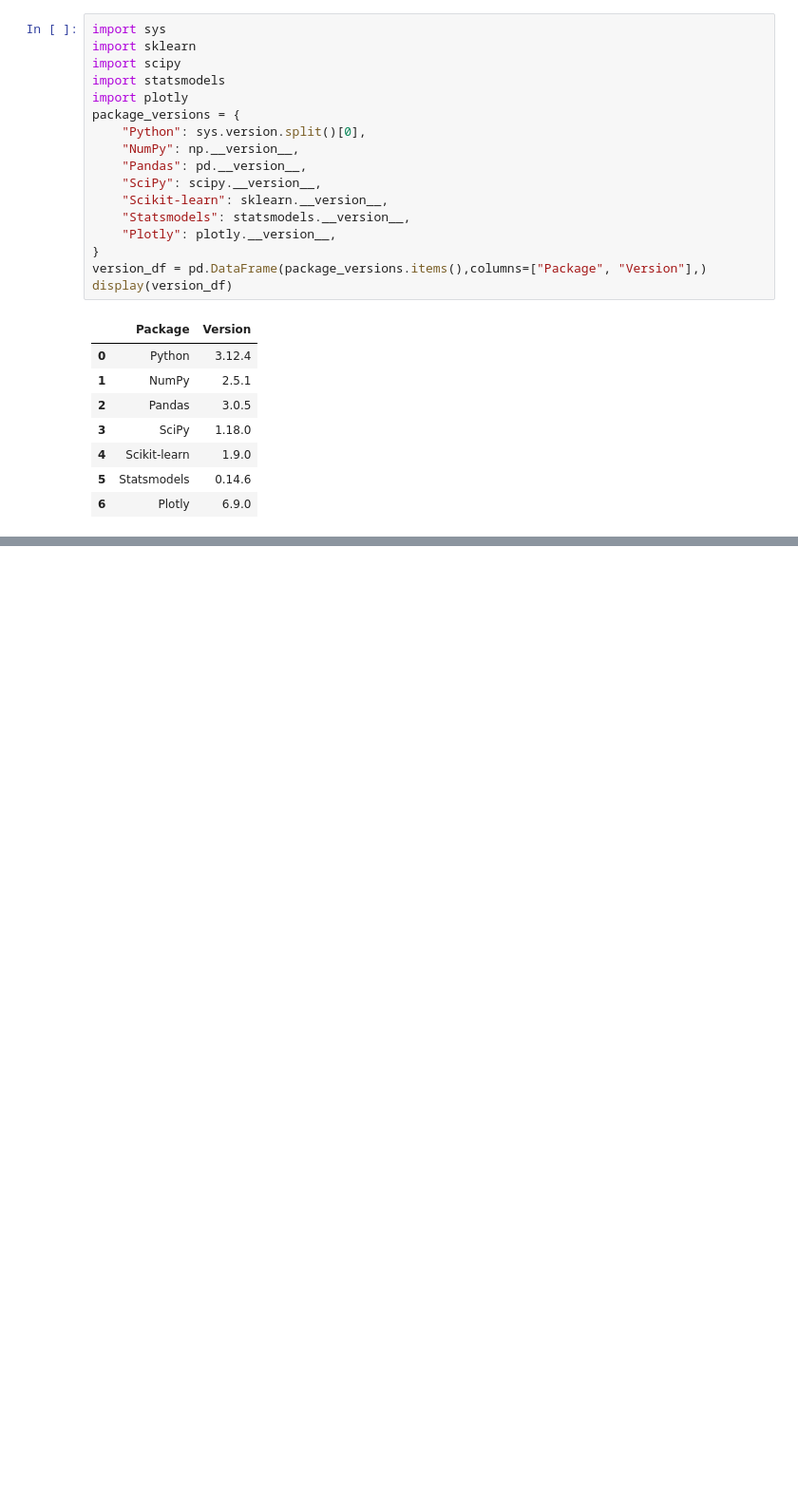
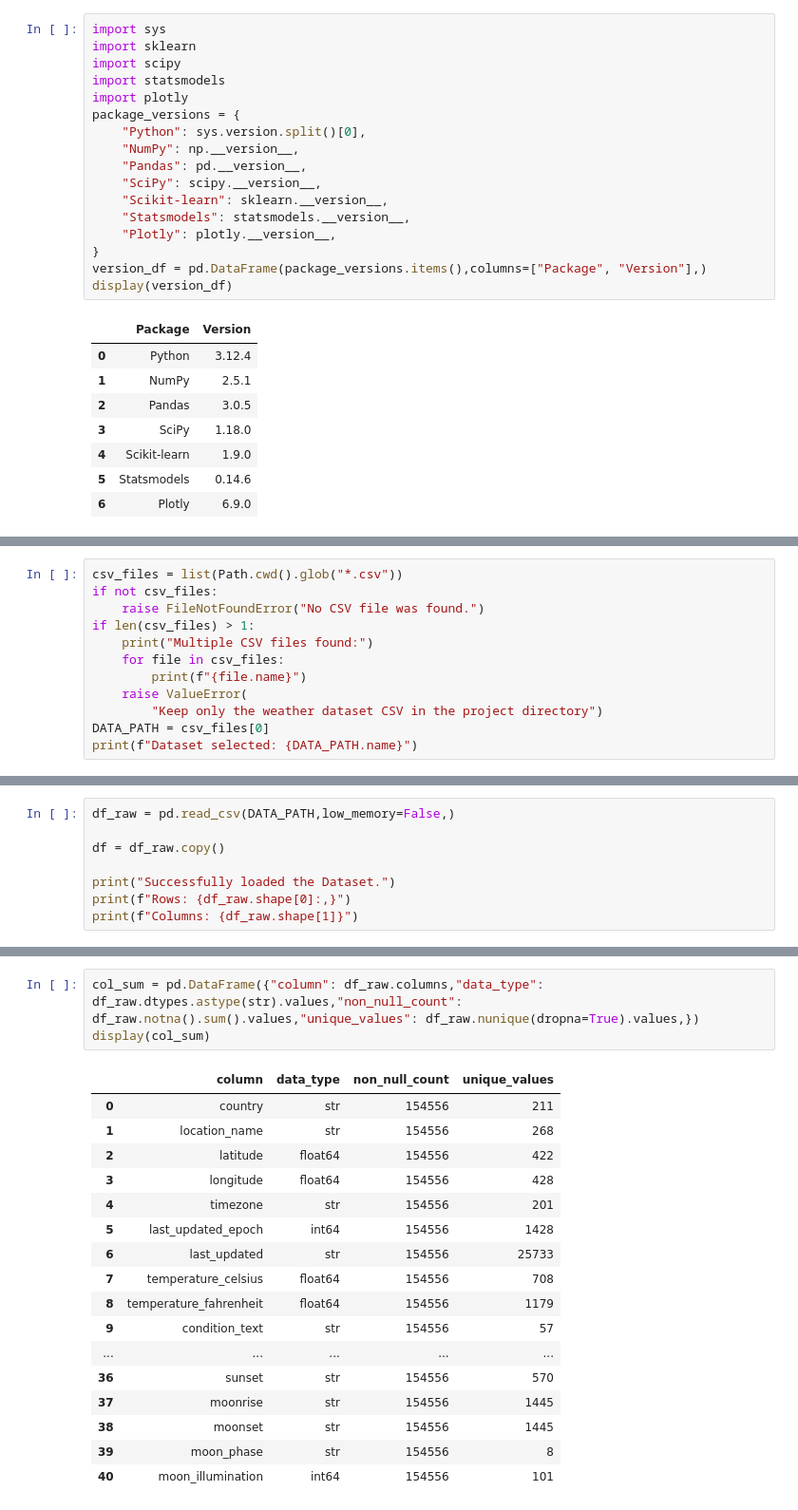
Before and after one commit to rajaraman04/Weather-Forecasting, a Jupyter notebook: weather_trend_forecasting.ipynb, the cells around one changed output, grey strips where cells are left out. Shown at 95% size. Cells and saved outputs as stored; diff of their text form; blank space fills up the shorter version.

Commit message:
Loaded dataset and did inspection

```diff
--- a/weather_trend_forecasting.ipynb
+++ b/weather_trend_forecasting.ipynb
@@ -200,0 +203,12 @@ display(version_df)
+# %%
+csv_files = list(Path.cwd().glob("*.csv"))
+if not csv_files:
+    raise FileNotFoundError("No CSV file was found.")
+if len(csv_files) > 1:
+    print("Multiple CSV files found:")
+    for file in csv_files:
+        print(f"{file.name}")
+    raise ValueError(
+        "Keep only the weather dataset CSV in the project directory")
+DATA_PATH = csv_files[0]
+print(f"Dataset selected: {DATA_PATH.name}")
@@ -200,0 +217,8 @@ display(version_df)
+# %%
+df_raw = pd.read_csv(DATA_PATH,low_memory=False,)
+
+df = df_raw.copy()
+
+print("Successfully loaded the Dataset.")
+print(f"Rows: {df_raw.shape[0]:,}")
+print(f"Columns: {df_raw.shape[1]}")
@@ -200,0 +284,21 @@ display(version_df)
+# %%
+col_sum = pd.DataFrame({"column": df_raw.columns,"data_type": df_raw.dtypes.astype(str).values,"non_null_count": df_raw.notna().sum().values,"unique_values": df_raw.nunique(dropna=True).values,})
+display(col_sum)
+# %% [output]
+|  | column | data_type | non_null_count | unique_values |
+| 0 | country | str | 154556 | 211 |
+| 1 | location_name | str | 154556 | 268 |
+| 2 | latitude | float64 | 154556 | 422 |
+| 3 | longitude | float64 | 154556 | 428 |
+| 4 | timezone | str | 154556 | 201 |
+| 5 | last_updated_epoch | int64 | 154556 | 1428 |
+| 6 | last_updated | str | 154556 | 25733 |
+| 7 | temperature_celsius | float64 | 154556 | 708 |
+| 8 | temperature_fahrenheit | float64 | 154556 | 1179 |
+| 9 | condition_text | str | 154556 | 57 |
+| ... | ... | ... | ... | ... |
+| 36 | sunset | str | 154556 | 570 |
+| 37 | moonrise | str | 154556 | 1445 |
+| 38 | moonset | str | 154556 | 1445 |
+| 39 | moon_phase | str | 154556 | 8 |
+| 40 | moon_illumination | int64 | 154556 | 101 |
```
Also changed, not shown: parts of 19 cells of this notebook.
